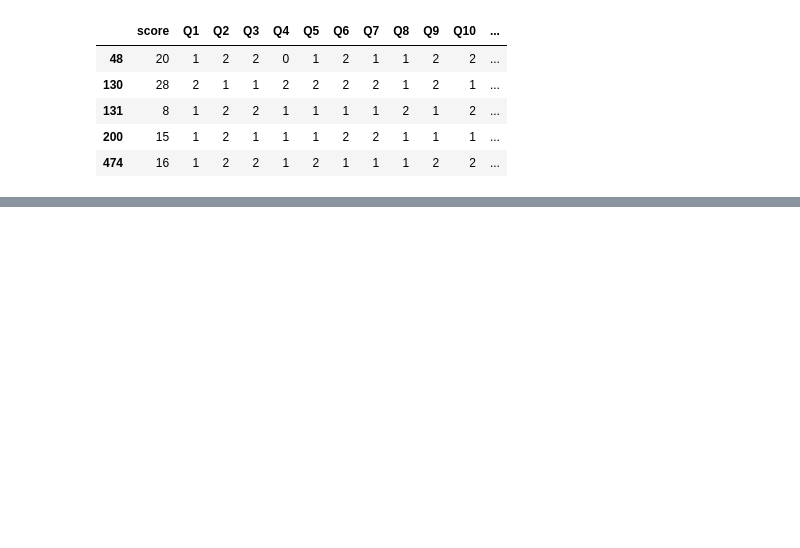
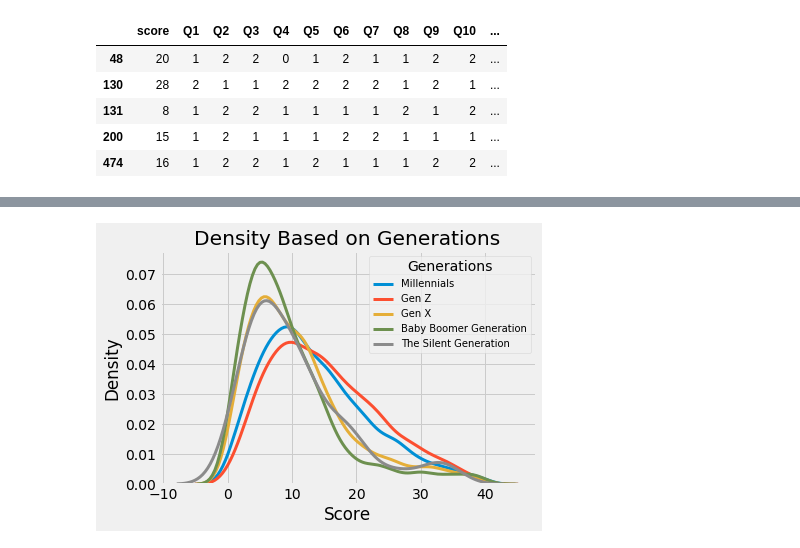
Before and after one commit to scrunts23/Unit-1-build-, a Jupyter notebook: Unit_1_Build.ipynb, the cells around one changed output, grey strips where cells are left out. Cells and saved outputs as stored; diff of their text form; code cells hidden in the pictures; blank space fills up the shorter version.

```diff
--- a/Unit_1_Build.ipynb
+++ b/Unit_1_Build.ipynb
@@ -316,24 +340,33 @@ plt.show()
 # %%
+import matplotlib.style as style
+
+# 538 style of graph
+style.use('fivethirtyeight')
+
 # List of generations to plot
 generations = ['Millennials', 'Gen Z', 'Gen X',
          'Baby Boomer Generation', 'The Silent Generation']
 
 # Iterate through the five generations
-for generations in npi_data['generation_by_age']:
+for generations in generations:
 
-    # Subset to the generation
+    # Subset to the generations
     subset = npi_data[npi_data['generation_by_age'] == generations]
 
     # Draw the density plot
     sns.distplot(subset['score'], hist = False, kde = True,
                  kde_kws = {'linewidth': 3},
                  label = generations)
 
+
 # Plot formatting
-plt.legend(prop={'size': 16}, title = 'Generations')
-plt.title('Density Plot with Multiple Generations')
+plt.legend(prop={'size': 10}, title = 'Generations')
+plt.title('Density Based on Generations')
 plt.xlabel('Score')
 plt.ylabel('Density')
 
+
 # display plot
 plt.show()
+# %% [output]
+[figure, added]
```
Also changed, not shown: parts of 18 cells of this notebook.
